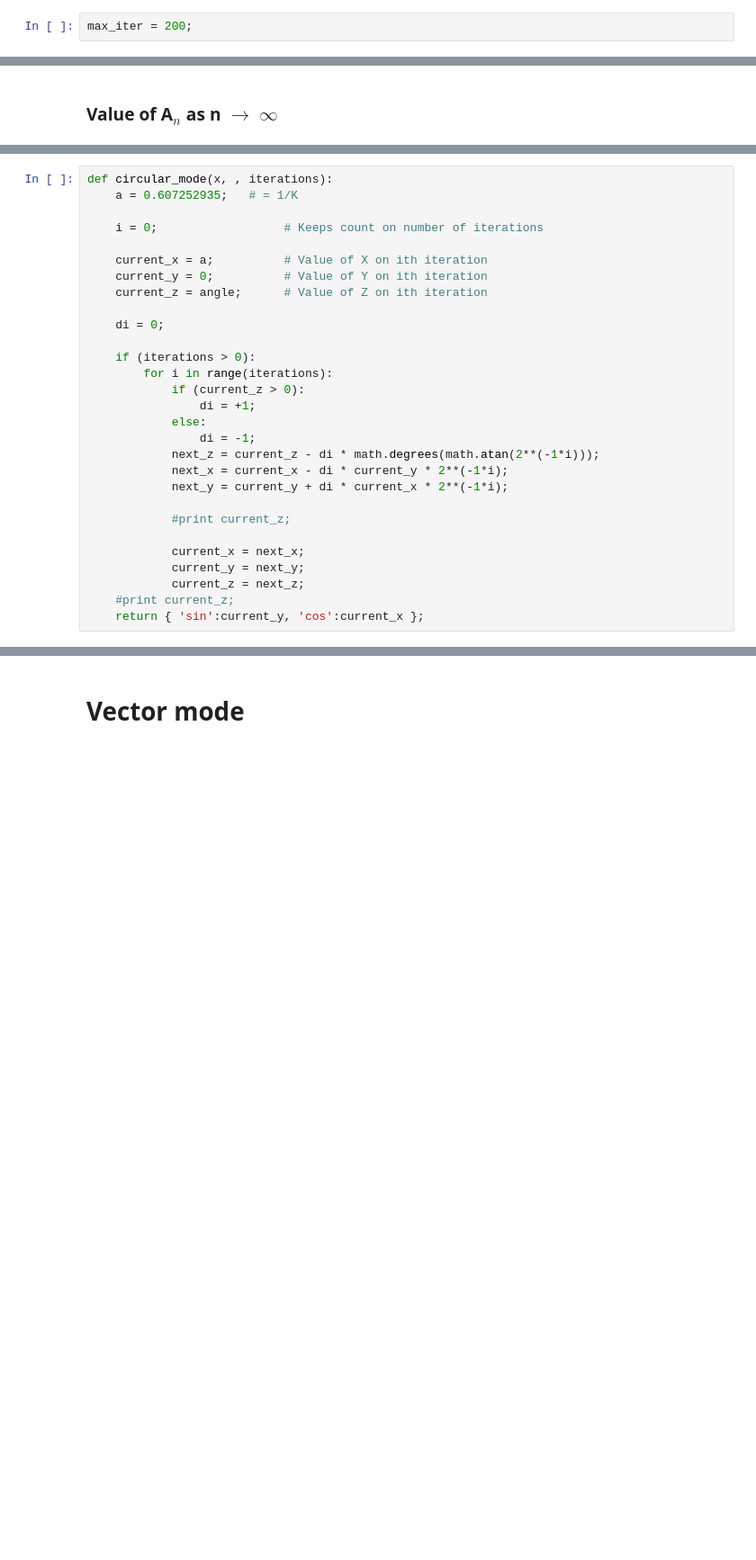
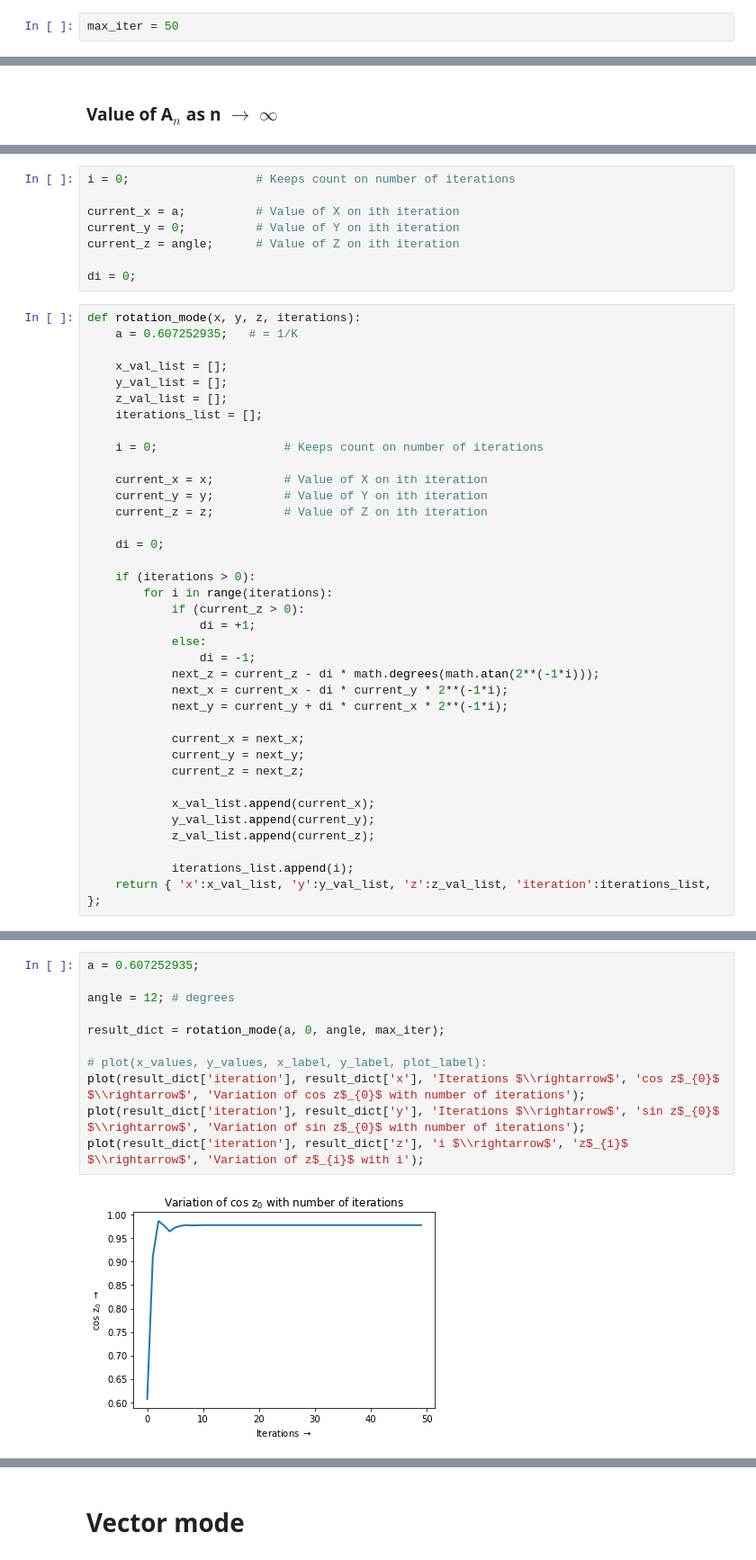
Before and after one commit to suyashmahar/cordic-algorithm-python, a Jupyter notebook: cordic_implementation.ipynb, the cells around one changed output, grey strips where cells are left out. Shown at 90% size. Saved outputs shown, nothing was run; the diff lists cells and outputs as text; blank space fills up the shorter version.

```diff
--- a/cordic_implementation.ipynb
+++ b/cordic_implementation.ipynb
@@ -22,4 +22,4 @@ import math
 
 from __future__ import division
 # %%
-max_iter = 200;
+max_iter = 50
@@ -104,12 +118,25 @@ plt.close();
+# %%
+i = 0;                  # Keeps count on number of iterations
+
+current_x = a;          # Value of X on ith iteration
+current_y = 0;          # Value of Y on ith iteration
+current_z = angle;      # Value of Z on ith iteration
+
+di = 0;
 # %%
-def circular_mode(x, , iterations):
+def rotation_mode(x, y, z, iterations):
     a = 0.607252935;   # = 1/K
+
+    x_val_list = [];
+    y_val_list = [];
+    z_val_list = [];
+    iterations_list = [];
 
     i = 0;                  # Keeps count on number of iterations
 
-    current_x = a;          # Value of X on ith iteration
-    current_y = 0;          # Value of Y on ith iteration
-    current_z = angle;      # Value of Z on ith iteration
+    current_x = x;          # Value of X on ith iteration
+    current_y = y;          # Value of Y on ith iteration
+    current_z = z;          # Value of Z on ith iteration
 
     di = 0;
 
@@ -123,10 +150,13 @@ def circular_mode(x, , iterations):
             next_x = current_x - di * current_y * 2**(-1*i);
             next_y = current_y + di * current_x * 2**(-1*i);
 
-            #print current_z;
-
             current_x = next_x;
             current_y = next_y;
             current_z = next_z;
-    #print current_z;
-    return { 'sin':current_y, 'cos':current_x };
+
+            x_val_list.append(current_x);
+            y_val_list.append(current_y);
+            z_val_list.append(current_z);
+
+            iterations_list.append(i);
+    return { 'x':x_val_list, 'y':y_val_list, 'z':z_val_list, 'iteration':iterations_list, };
@@ -190,0 +163,13 @@ Expected value: 0.207911690818, Got: 0.207911690815
+# %%
+a = 0.607252935;
+
+angle = 12; # degrees
+
+result_dict = rotation_mode(a, 0, angle, max_iter);
+
+# plot(x_values, y_values, x_label, y_label, plot_label):
+plot(result_dict['iteration'], result_dict['x'], 'Iterations $\\rightarrow$', 'cos z$_{0}$ $\\rightarrow$', 'Variation of cos z$_{0}$ with number of iterations');
+plot(result_dict['iteration'], result_dict['y'], 'Iterations $\\rightarrow$', 'sin z$_{0}$ $\\rightarrow$', 'Variation of sin z$_{0}$ with number of iterations');
+plot(result_dict['iteration'], result_dict['z'], 'i $\\rightarrow$', 'z$_{i}$ $\\rightarrow$', 'Variation of z$_{i}$ with i');
+# %% [output]
+[figure, added]
```
Also changed, not shown: parts of 16 cells of this notebook.
